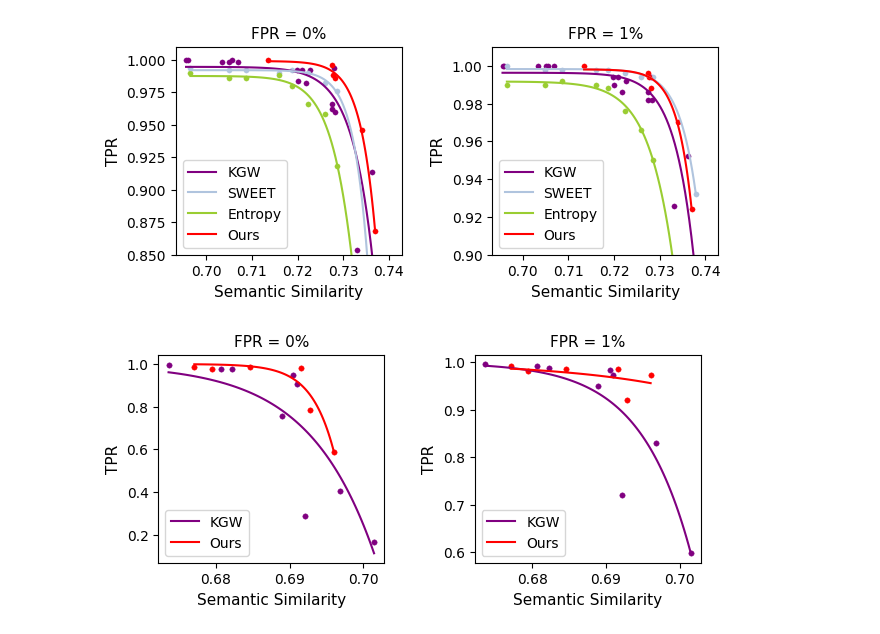
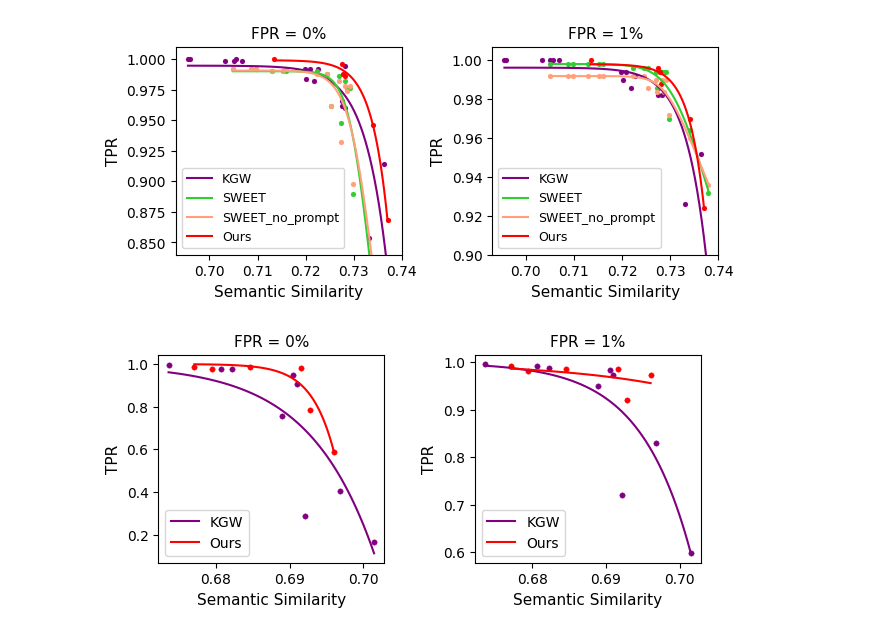
Before and after one commit to mignonjia/TS_watermark, a Jupyter notebook: result_figures.ipynb, the cells around one changed output. Drawn from its saved outputs; the diff is of its cells as text; code cells hidden in the pictures.

Commit message:
sweet

```diff
--- a/result_figures.ipynb
+++ b/result_figures.ipynb
@@ -26,8 +26,8 @@ delta_list = {}
 
 ## PUT the delta here for each gamma
 delta_list['0.25'] = ['0.8','1.0','1.1','1.2', '1.3','1.4','1.5', '1.6','1.7','1.8', '1.9','2.0', '2.3','2.4', '2.5','2.7', '2.9','3.0']
-delta_list['entr_0.25'] = [val+'_new' for val in ['1.0', '1.5', '1.75','2.0','2.25','2.5','2.75','3.0','3.5']]
-delta_list['sweet_0.25'] = ['1.0', '1.5', '1.75','2.0','2.25','2.5','2.75','3.0','3.5']
+delta_list['entr_0.25'] = ['1.0','1.1','1.2', '1.3','1.4','1.5', '1.6','1.7','1.8', '1.9','2.0', '2.3','2.4', '2.5','2.7', '2.9','3.0']
+delta_list['sweet_0.25'] = ['1.0','1.1','1.2', '1.3','1.4','1.5', '1.6','1.7','1.8', '1.9','2.0', '2.3','2.4', '2.5','2.7', '2.9','3.0']
 
 for gamma in gamma_list:
     cur_delta_list = delta_list[gamma]
@@ -43,7 +43,7 @@ for gamma in gamma_list:
         s[gamma].append(simcse)
         p[gamma].append(ppl)
 # purple
-colors = ['purple', 'lightsteelblue','yellowgreen', 'lightsalmon', 'darkorange','red']
+colors = ['purple','limegreen', 'lightsalmon', 'lightsteelblue', 'darkorange','red']
 dotcolors = ['plum', 'lightgreen', 'lightsteelblue','yellowgreen', 'lightsalmon', 'darkorange','salmon']
 x_label_list = ['SimCSE (better →)', 'PPL (better →)']
 
@@ -56,19 +56,19 @@ ppl_list = [ppl,ppl]
 for ax_id in range(2):
 	for i in range(len(gamma_list)):
 		gamma = gamma_list[i]
-		ax[ax_id].scatter(x_list[ax_id][gamma], y_list[ax_id][gamma], s=15, color=colors[i], linewidths=0.15)
+		ax[ax_id].scatter(x_list[ax_id][gamma], y_list[ax_id][gamma], s=13, color=colors[i], linewidths=0.15)
 		popt, pcov = curve_fit(fivepl, x_list[ax_id][gamma], y_list[ax_id][gamma], maxfev=20000)
 		x_fit = np.linspace(min(x_list[ax_id][gamma]), max(x_list[ax_id][gamma]), 100)
 		y_fit = fivepl(x_fit, *popt)
 		if 'sweet' in gamma:
 			ax[ax_id].plot(x_fit, y_fit, color=colors[i], label="SWEET")
 		elif 'entr' in gamma:
-			ax[ax_id].plot(x_fit, y_fit, color=colors[i], label="Entropy")
+			ax[ax_id].plot(x_fit, y_fit, color=colors[i], label="SWEET_no_prompt")
 		else:
 			ax[ax_id].plot(x_fit, y_fit, color=colors[i], label="KGW")
 
 	# ax[ax_id].grid()
-	ax[ax_id].legend(loc="lower left")
+	# ax[ax_id].legend(loc="lower left", fontsize=8)
 	ax[ax_id].set_ylabel('TPR', fontsize=11)
 	ax[ax_id].set_xlabel('Semantic Similarity', fontsize=11)
 	ax[ax_id].set_title(f"FPR = {str(th_list[ax_id])}%", fontsize=11)
@@ -78,38 +78,41 @@ gamma_list = ['0.1','0.25', '0.25', '0.25','0.25','0.25']
 delta_list = ['1.0','1.0','1.25','1.5','1.75','2.0']
 ckpt_list = ['ckpt_600','ckpt_800','ckpt_900','ckpt_900','ckpt_800', 'ckpt_1200']
 
 d = [[], []]
 s, p = [], []
 th_list = [0,1]
 for i in range(len(gamma_list)):
     gamma, delta, ckpt = gamma_list[i], delta_list[i], ckpt_list[i]
     wm = json.load(open(f"eval/opt/wm_test/wm_test_{gamma}_{delta}_half.json"))[ckpt][setting]['wm']
     simcse = wm['simcse']
     ppl = math.log(wm['ppl'])
     for j in range(len(th_list)):
         d[j].append(wm['z']['thres_'+str(th_list[j])] / 500)
     s.append(simcse)
     p.append(ppl)
 
 x_list = [s, s]
 y_list = d
 for ax_id in range(2):
-	ax[ax_id].scatter(x_list[ax_id], y_list[ax_id], color=colors[-1], s=15, linewidths=0.15)
+	ax[ax_id].scatter(x_list[ax_id], y_list[ax_id], color=colors[-1], s=13, linewidths=0.15)
 
 	popt, pcov = curve_fit(fivepl, x_list[ax_id], y_list[ax_id], maxfev=20000)
 	x_fit = np.linspace(min(x_list[ax_id]), max(x_list[ax_id]), 100)
 	y_fit = fivepl(x_fit, *popt)
 	ax[ax_id].plot(x_fit, y_fit, color=colors[-1], label="Ours")
-	ax[ax_id].legend(loc="lower left")
+	ax[ax_id].legend(loc="lower left", fontsize=9)
 
-ax[0].set_ylim([0.85, 1.01])
-ax[1].set_ylim([0.9, 1.01])
+ax[0].set_ylim([0.84, 1.01])
+ax[1].set_ylim([0.9, 1.007])
+ax[0].set_xlim([0.693, 0.74])
+ax[1].set_xlim([0.693, 0.74])
+
 
 plt.subplots_adjust(wspace=0.4)
 plt.subplots_adjust(hspace=0.4)
 # plt.savefig("main.pdf", bbox_inches='tight')
 # %% [output]
-[figure, old version]
+[figure, new version]
 # %%
 ############ Figure 3 ############
 
```
Also changed, not shown: 44 other files.
